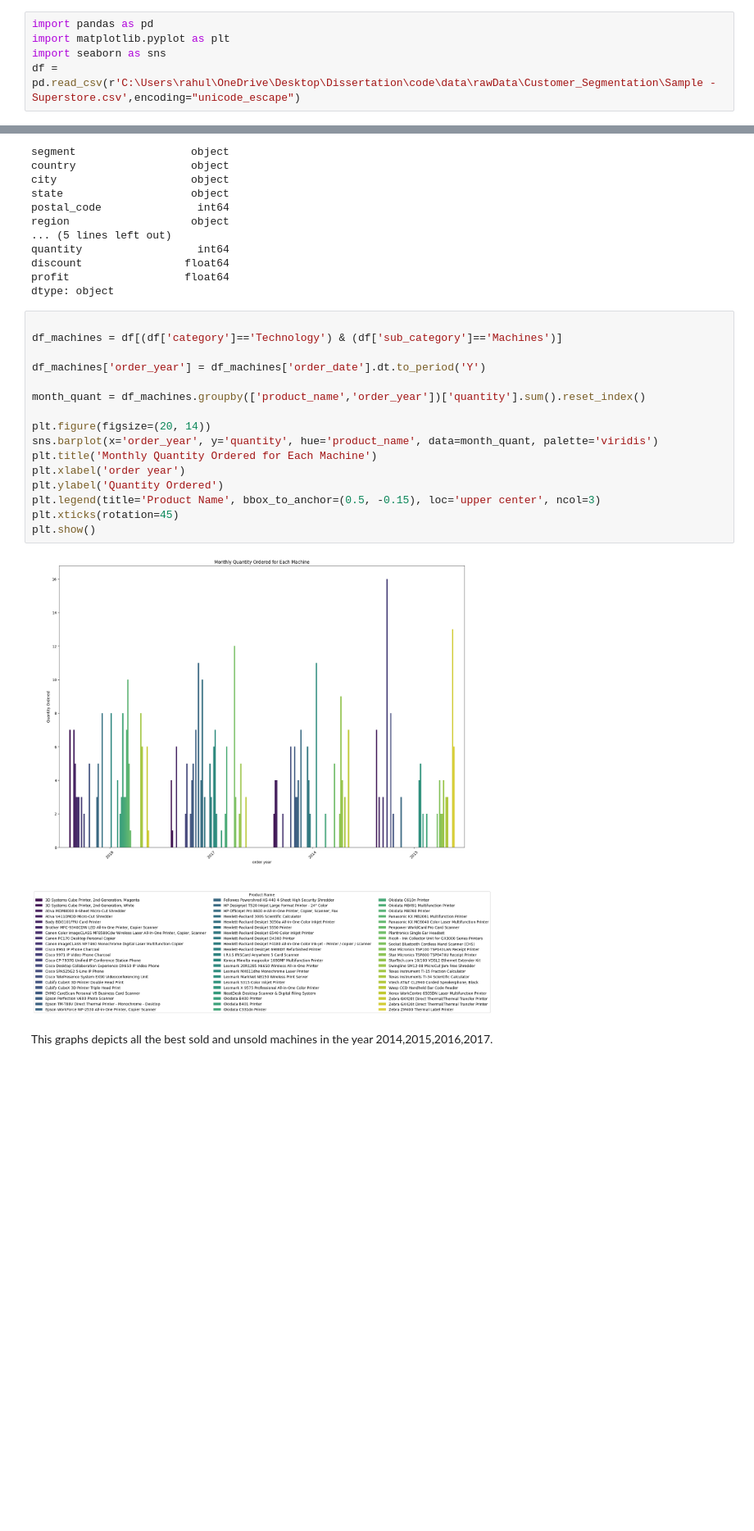
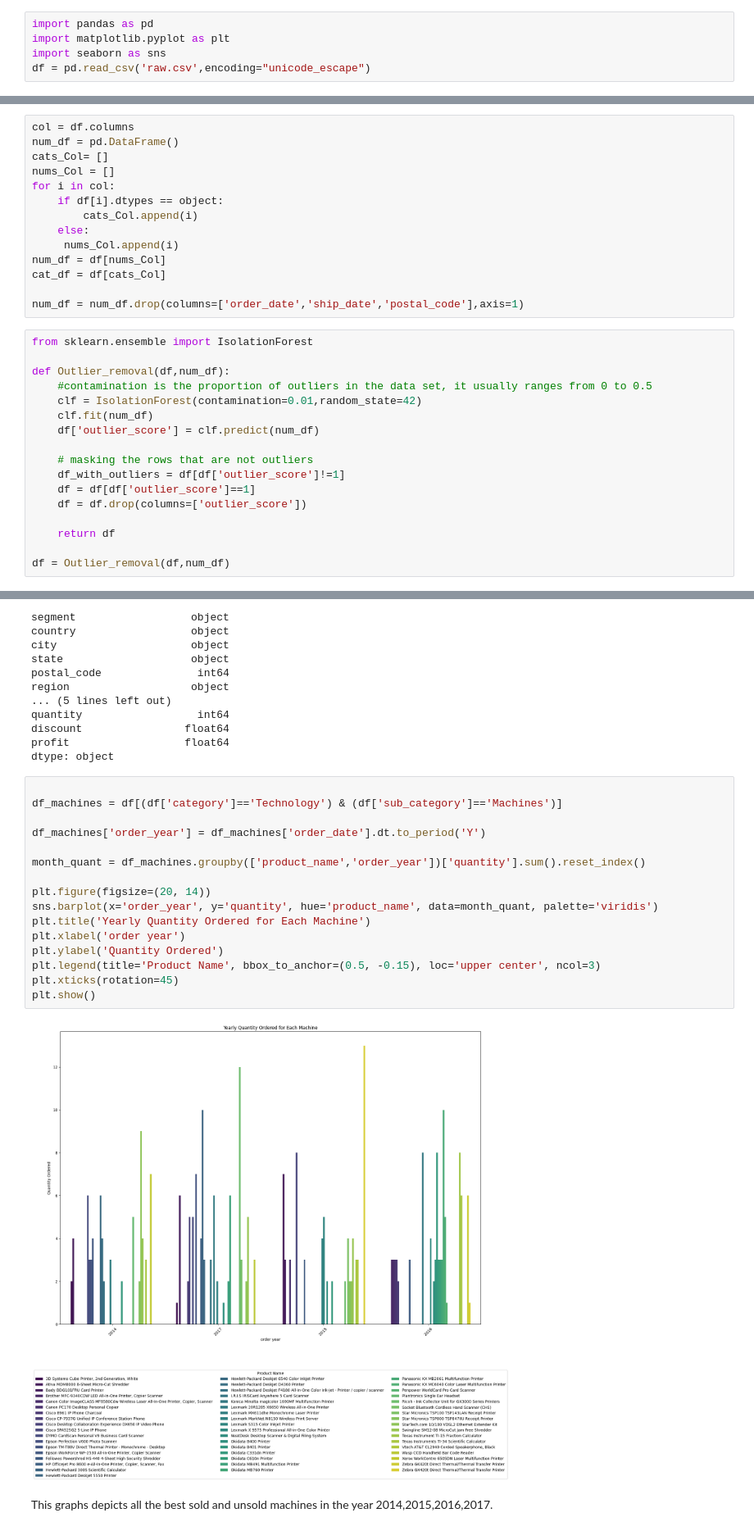
Before and after one commit to RahulSawant9821/DissertationMain, a Jupyter notebook: jupyter_notebook/Cust_Seg_Operations/Cust_Seg.ipynb, the cells around one changed output, grey strips where cells are left out. Shown at 82% size. Drawn from its saved outputs; the diff is of its cells as text; blank space fills up the shorter version.

```diff
--- a/jupyter_notebook/Cust_Seg_Operations/Cust_Seg.ipynb
+++ b/jupyter_notebook/Cust_Seg_Operations/Cust_Seg.ipynb
@@ -14,7 +14,7 @@ import numpy as np
 import pandas as pd
 import matplotlib.pyplot as plt
 import seaborn as sns
-df = pd.read_csv(r'C:\Users\rahul\OneDrive\Desktop\Dissertation\code\data\rawData\Customer_Segmentation\Sample - Superstore.csv',encoding="unicode_escape")
+df = pd.read_csv('raw.csv',encoding="unicode_escape")
 # %% [markdown]
 Error Faced : "UnicodeDecodeError: 'utf-8' codec can't decode byte 0xa0 in position 2961: invalid start byte"
 
@@ -304,0 +341,31 @@ ________________________________________________________________________________
+# %%
+col = df.columns
+num_df = pd.DataFrame()
+cats_Col= []
+nums_Col = []
+for i in col:
+    if df[i].dtypes == object:
+        cats_Col.append(i)
+    else:
+     nums_Col.append(i)
+num_df = df[nums_Col]
+cat_df = df[cats_Col]
+
+num_df = num_df.drop(columns=['order_date','ship_date','postal_code'],axis=1)
+# %%
+from sklearn.ensemble import IsolationForest
+
+def Outlier_removal(df,num_df):
+    #contamination is the proportion of outliers in the data set, it usually ranges from 0 to 0.5
+    clf = IsolationForest(contamination=0.01,random_state=42)
+    clf.fit(num_df)
+    df['outlier_score'] = clf.predict(num_df)
+
+    # masking the rows that are not outliers
+    df_with_outliers = df[df['outlier_score']!=1]
+    df = df[df['outlier_score']==1]
+    df = df.drop(columns=['outlier_score'])
+
+    return df
+
+df = Outlier_removal(df,num_df)
@@ -422,21 +497,21 @@ dtype: object
 # %%
 
 df_machines = df[(df['category']=='Technology') & (df['sub_category']=='Machines')]
 
 df_machines['order_year'] = df_machines['order_date'].dt.to_period('Y')
 
 month_quant = df_machines.groupby(['product_name','order_year'])['quantity'].sum().reset_index()
 
 plt.figure(figsize=(20, 14))
 sns.barplot(x='order_year', y='quantity', hue='product_name', data=month_quant, palette='viridis')
-plt.title('Monthly Quantity Ordered for Each Machine')
+plt.title('Yearly Quantity Ordered for Each Machine')
 plt.xlabel('order year')
 plt.ylabel('Quantity Ordered')
 plt.legend(title='Product Name', bbox_to_anchor=(0.5, -0.15), loc='upper center', ncol=3)
 plt.xticks(rotation=45)
 plt.show()
 # %% [output]
-[figure, old version]
+[figure, new version]
 # %% [markdown]
 This graphs depicts all the best sold and unsold machines in the year 2014,2015,2016,2017.
 # %% [markdown]
```
Also changed, not shown: parts of 190 cells of this notebook, 27 other files.
